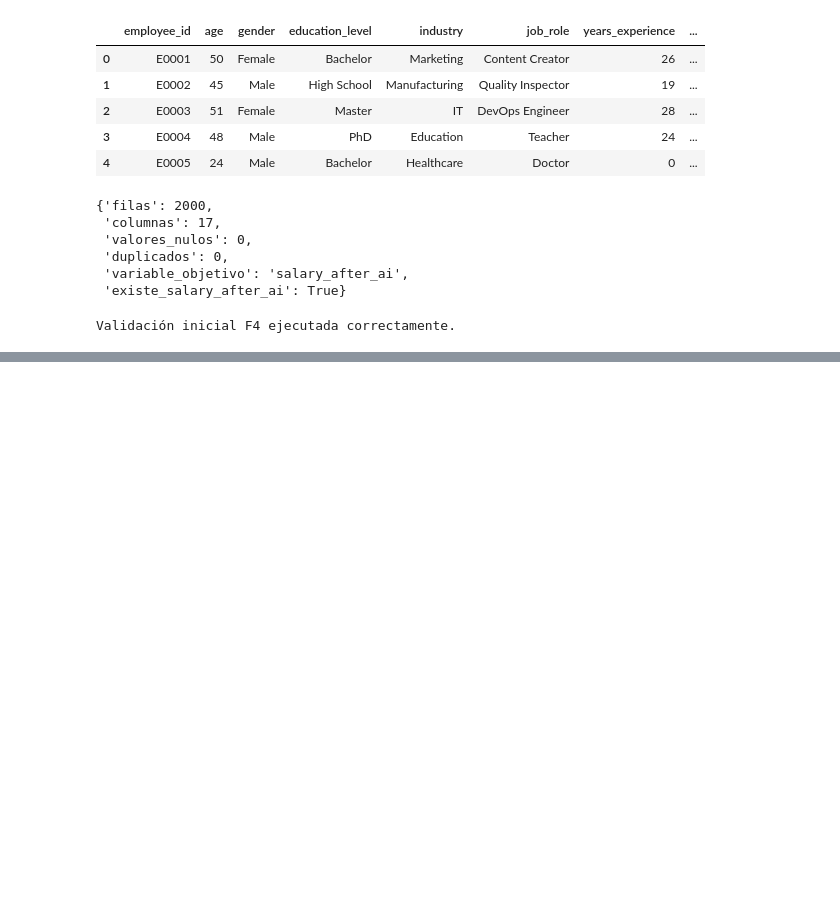
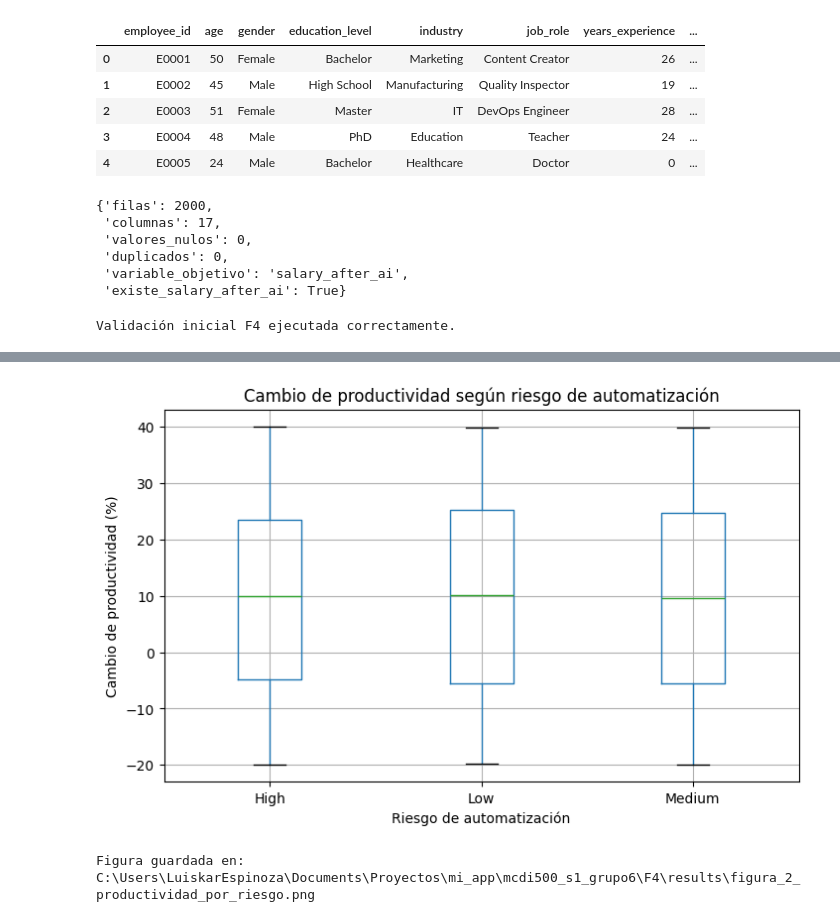
Before and after one commit to Prod1982/mcdi500_s1_grupo6, a Jupyter notebook: F4/notebooks/F4_visualizacion_validacion_cierre.ipynb, the cells around one changed output, grey strips where cells are left out. Drawn from its saved outputs; the diff is of its cells as text; code cells hidden in the pictures; blank space fills up the shorter version.

```diff
--- a/F4/notebooks/F4_visualizacion_validacion_cierre.ipynb
+++ b/F4/notebooks/F4_visualizacion_validacion_cierre.ipynb
@@ -83,0 +117,24 @@ Validación inicial F4 ejecutada correctamente.
+# %%
+# Figura 2: cambio de productividad según riesgo de automatización
+
+fig, ax = plt.subplots(figsize=(8, 5))
+
+df.boxplot(
+    column="productivity_change_%",
+    by="automation_risk",
+    ax=ax
+)
+
+ax.set_title("Cambio de productividad según riesgo de automatización")
+ax.set_xlabel("Riesgo de automatización")
+ax.set_ylabel("Cambio de productividad (%)")
+fig.suptitle("")
+
+ruta_figura_2 = F4_RESULTS / "figura_2_productividad_por_riesgo.png"
+plt.savefig(ruta_figura_2, dpi=300, bbox_inches="tight")
+plt.show()
+
+print("Figura guardada en:", ruta_figura_2)
+# %% [output]
+[figure, added]
+Figura guardada en: C:\Users\LuiskarEspinoza\Documents\Proyectos\mi_app\mcdi500_s1_grupo6\F4\results\figura_2_productividad_por_riesgo.png
```
Also changed, not shown: parts of 7 cells of this notebook, 4 other files.
